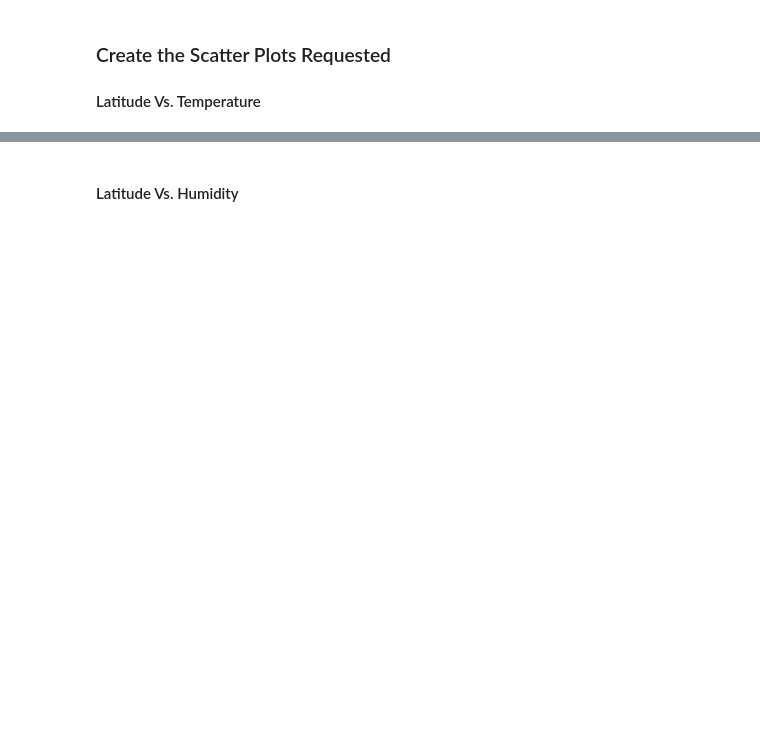
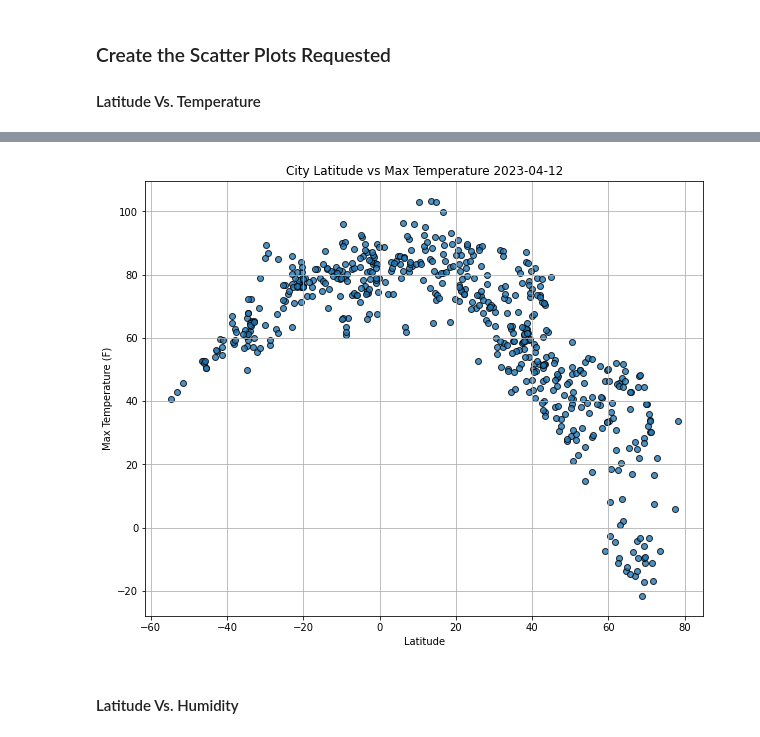
Before and after one commit to alejfxguti/python-api-challenge, a Jupyter notebook: WeatherPy.ipynb, the cells around one changed output, grey strips where cells are left out. Cells and saved outputs as stored; diff of their text form; code cells hidden in the pictures; blank space fills up the shorter version.

```diff
--- a/WeatherPy.ipynb
+++ b/WeatherPy.ipynb
@@ -204,2 +201,24 @@ plt.show()
+# %%
+# Build scatter plot for latitude vs. temperature
+from datetime import datetime
+date_time = datetime.date(datetime.now())
+x_values = city_data_df['Lat']
+y_values = city_data_df['Max Temp']
+fig1, ax1 = plt.subplots(figsize=(10,8))
+plt.scatter(x_values, y_values,alpha = 0.80, edgecolors = "k", linewidths = 1)
+
+# Incorporate the other graph properties
+plt.xlabel('Latitude')
+plt.ylabel('Max Temperature (F)')
+plt.title(f"City Latitude vs Max Temperature {date_time}")
+plt.grid()
+
+# Save the figure
+plt.savefig("output_data/latitude_vs_temperature.png")
+
+# Show plot
+plt.show()
+# %% [output]
+[figure, added]
 # %% [markdown]
 #### Latitude Vs. Humidity
```
Also changed, not shown: parts of 42 cells of this notebook, 8 other files.
